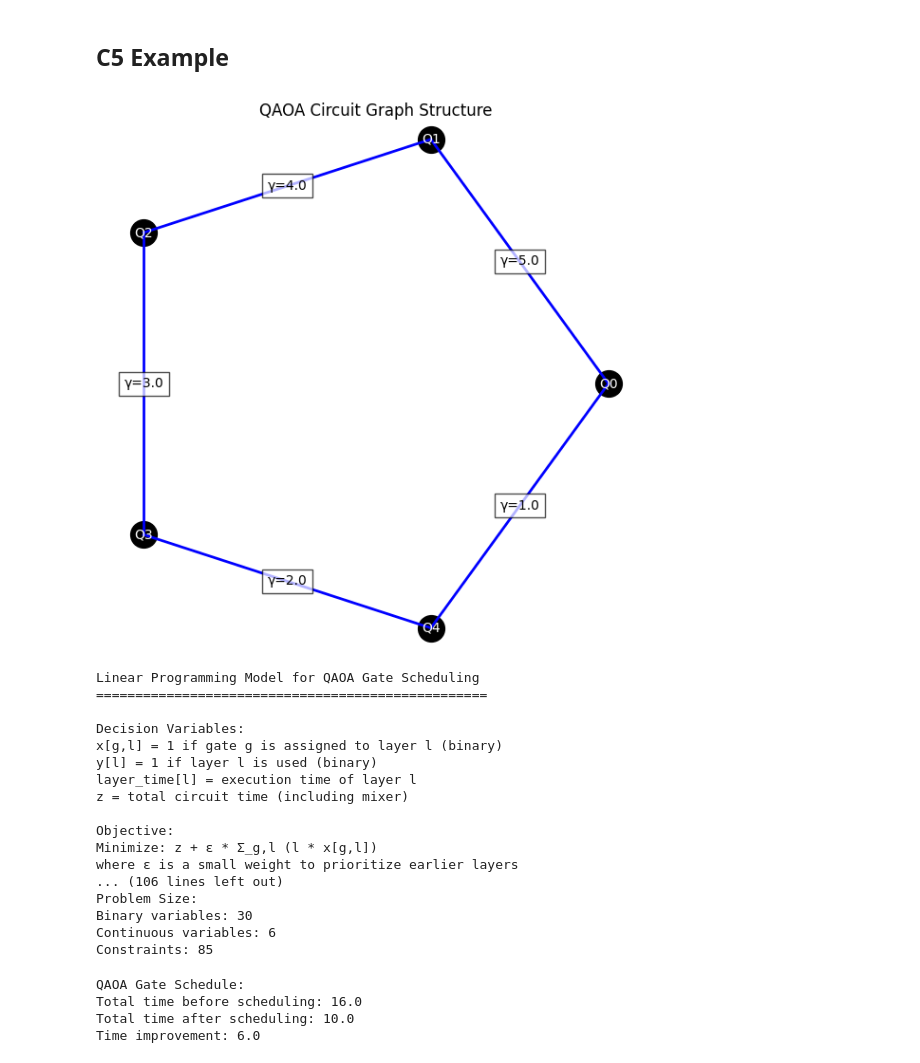
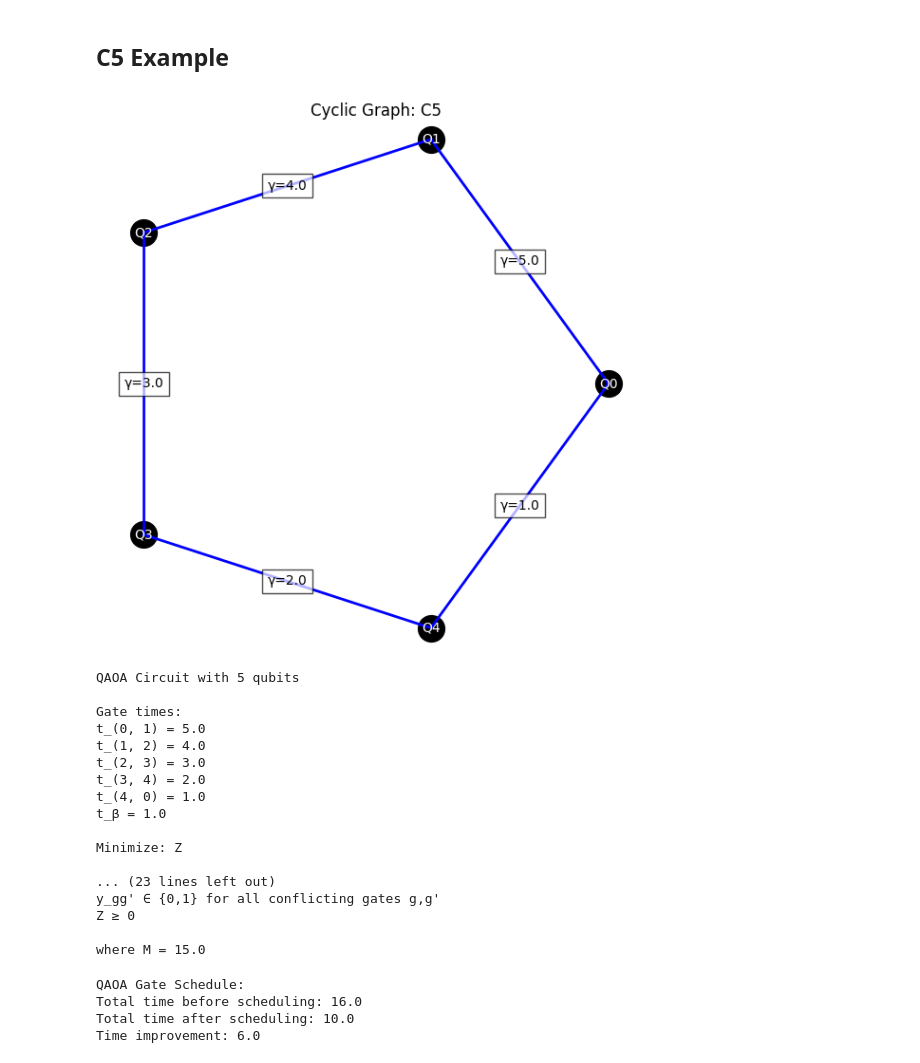
Before and after one commit to Mostafa-Atallah2020/QintProg, a Jupyter notebook: notebooks/QAOA schedueling.ipynb, the cells around one changed output. Saved outputs shown, nothing was run; the diff lists cells and outputs as text; code cells hidden in the pictures.

```diff
--- a/notebooks/QAOA schedueling.ipynb
+++ b/notebooks/QAOA schedueling.ipynb
@@ -56,35 +26,35 @@ def example_c5_circuit() -> QAOACircuit:
 # %%
 # Create circuit
 circuit = example_c5_circuit()
-visualize_graph(circuit)
+visualize_cyclic_graph(circuit)
 
 # Create scheduler
 scheduler = QAOAScheduler(circuit)
 
 # Print LP model
 print(scheduler.get_lp_model())
 
 # Get schedule
-result = scheduler.schedule_greedy()
+result = scheduler.solve_lp()
 # %% [output]
-[figure, old version]
+[figure, new version]
-Linear Programming Model for QAOA Gate Scheduling
-==================================================
+QAOA Circuit with 5 qubits
 
-Decision Variables:
-x[g,l] = 1 if gate g is assigned to layer l (binary)
-y[l] = 1 if layer l is used (binary)
-layer_time[l] = execution time of layer l
-z = total circuit time (including mixer)
+Gate times:
+t_(0, 1) = 5.0
+t_(1, 2) = 4.0
+t_(2, 3) = 3.0
+t_(3, 4) = 2.0
+t_(4, 0) = 1.0
+t_β = 1.0
 
-Objective:
-Minimize: z + ε * Σ_g,l (l * x[g,l])
-where ε is a small weight to prioritize earlier layers
-... (106 lines left out)
-Problem Size:
-Binary variables: 30
-Continuous variables: 6
-Constraints: 85
+Minimize: Z
+
+... (23 lines left out)
+y_gg' ∈ {0,1} for all conflicting gates g,g'
+Z ≥ 0
+
+where M = 15.0
 # %%
 # Print results
 print("\nQAOA Gate Schedule:")
```
Also changed, not shown: parts of 13 cells of this notebook, 2 other files.
